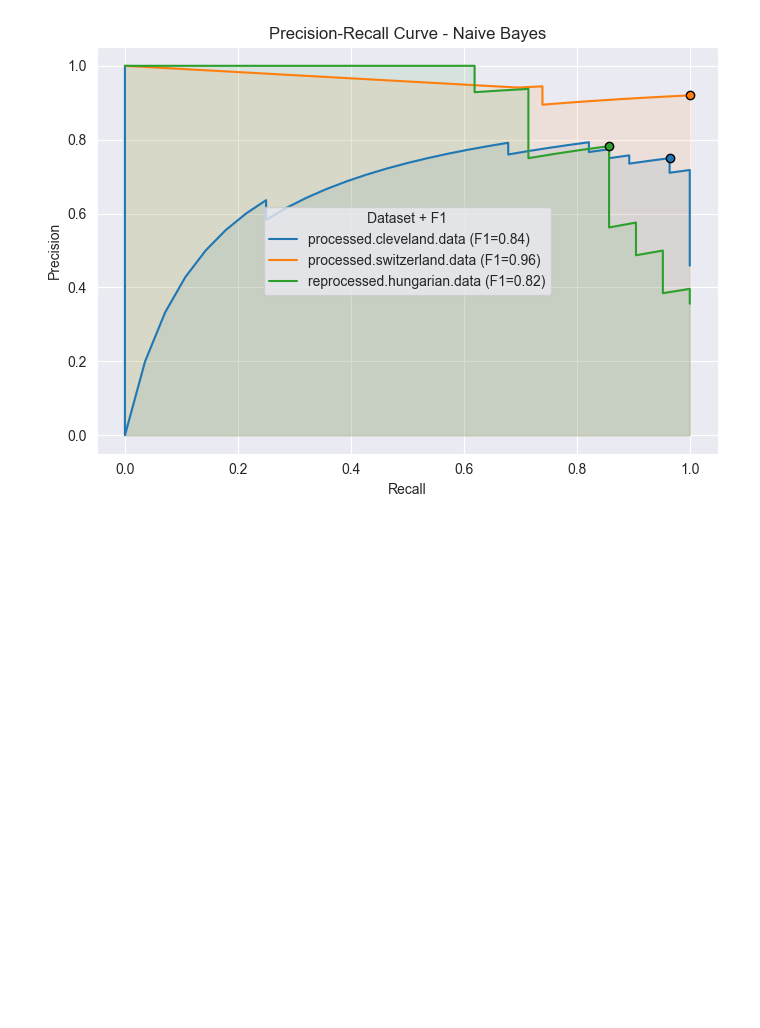
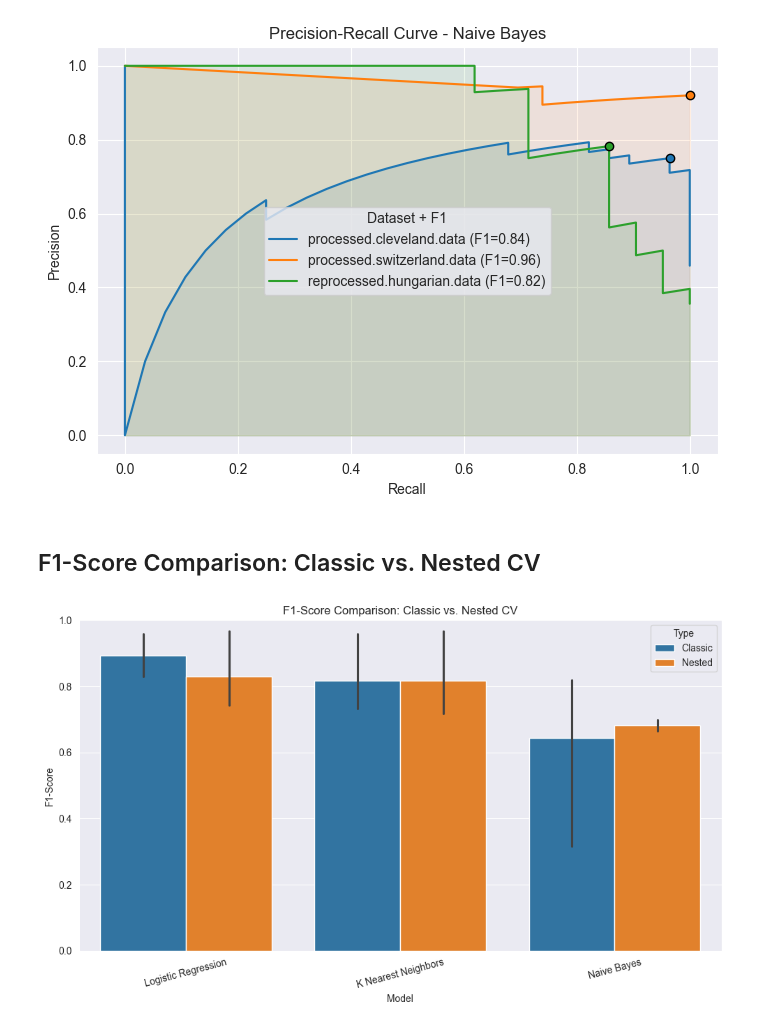
Before and after one commit to BytebenderCoco/machine-learning-predicting-heart-disease, a Jupyter notebook: Merged.ipynb, the cells around one changed output. Drawn from its saved outputs; the diff is of its cells as text; code cells hidden in the pictures; blank space fills up the shorter version.

Commit message:
added Nested CV added F1-Score Comparison: Classic vs. Nested CV

```diff
--- a/Merged.ipynb
+++ b/Merged.ipynb
@@ -157,7 +157,7 @@ pipelines = {
     "Naive Bayes": (naive_pipeline, naive_param_grid)
 }
 
-results = []
+nested_results = []
 
 # Loop over each dataset split
 for split in splits:
@@ -178,7 +178,7 @@ for split in splits:
         grid = GridSearchCV(pipeline, param_grid, cv=inner_cv, scoring='f1', n_jobs=-1)
         nested_scores = cross_val_score(grid, X, y, cv=outer_cv, scoring='f1', n_jobs=-1)
 
-        results.append({
+        nested_results.append({
             "Dataset": dataset_name,
             "Model": model_name,
             "Nested F1 Mean": nested_scores.mean(),
@@ -187,6 +238,11 @@ for split in splits:
 # %% [markdown]
 ## 6. Results Summary
 # %%
-# Convert evaluation results into a DataFrame
-results_df = pd.DataFrame(results)
-print(results_df)
+classic_df = pd.DataFrame(classic_results)[["Dataset", "Model", "F1-Score"]]
+classic_df["Type"] = "Classic"
+
+nested_df = pd.DataFrame(nested_results)[["Dataset", "Model", "Nested F1 Mean"]]
+nested_df.rename(columns={"Nested F1 Mean": "F1-Score"}, inplace=True)
+nested_df["Type"] = "Nested"
+
+combined_df = pd.concat([classic_df, nested_df], ignore_index=True)
@@ -325,3 +363,18 @@ for model in models:
 [figure]
 [figure]
 [figure]
+# %% [markdown]
+## F1-Score Comparison: Classic vs. Nested CV
+# %%
+import seaborn as sns
+import matplotlib.pyplot as plt
+
+plt.figure(figsize=(10, 6))
+sns.barplot(data=combined_df, x="Model", y="F1-Score", hue="Type")
+plt.title("F1-Score Comparison: Classic vs. Nested CV")
+plt.ylim(0, 1)
+plt.xticks(rotation=15)
+plt.tight_layout()
+plt.show()
+# %% [output]
+[figure, added]
```
Also changed, not shown: parts of 7 cells of this notebook.
